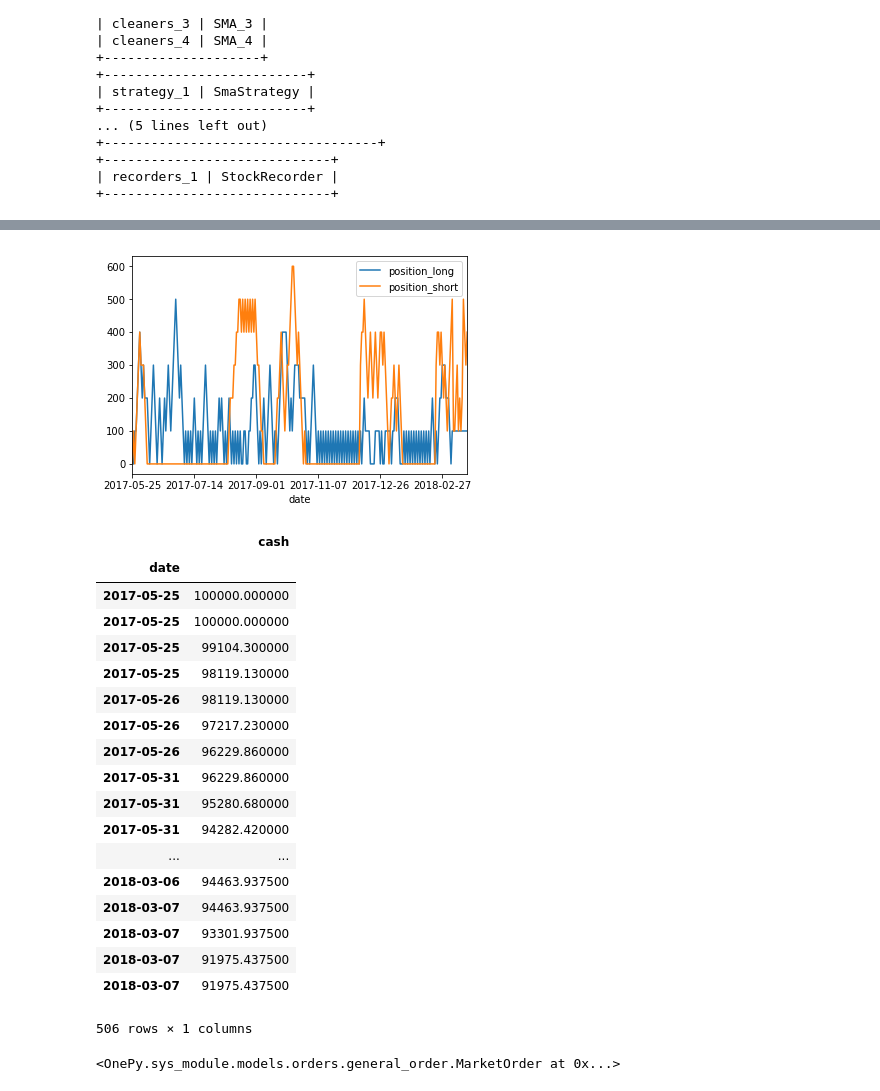
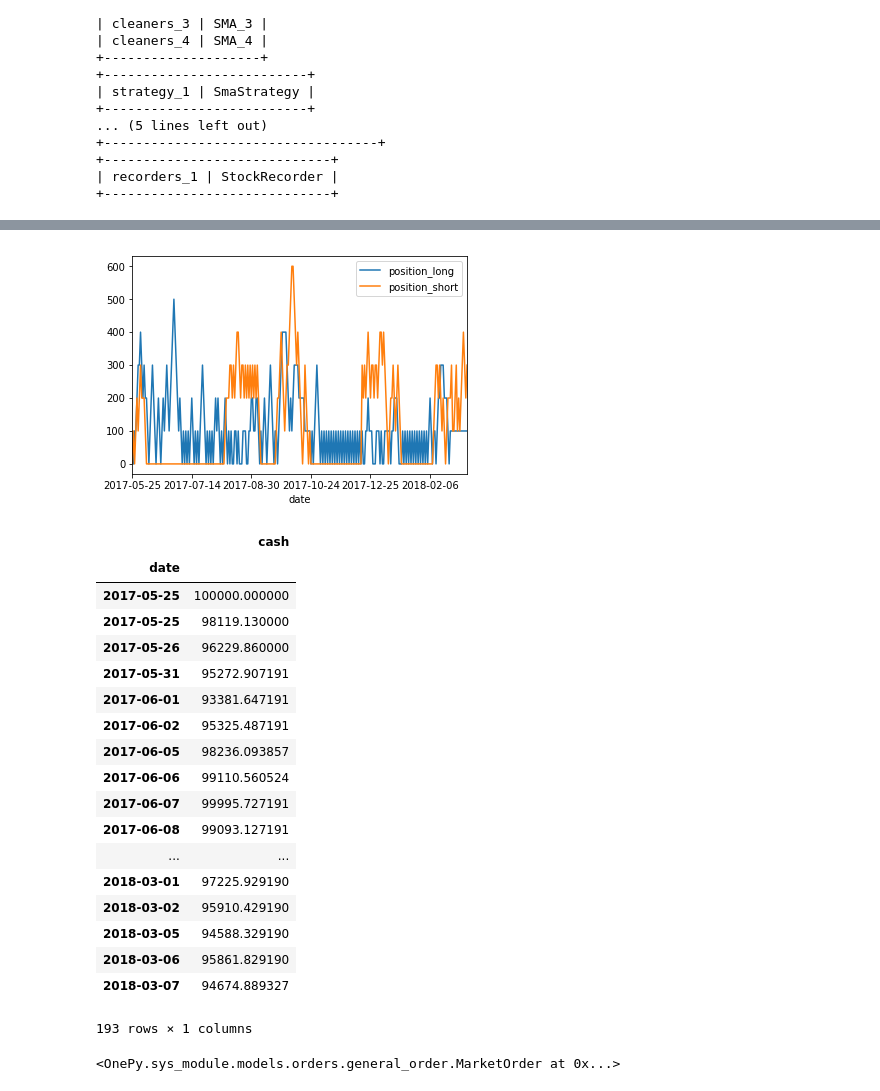
Before and after one commit to Chandlercjy/OnePy, a Jupyter notebook: examples/Tutorial.ipynb, the cells around one changed output, grey strips where cells are left out. Drawn from its saved outputs; the diff is of its cells as text; code cells hidden in the pictures.

```diff
--- a/examples/Tutorial.ipynb
+++ b/examples/Tutorial.ipynb
@@ -99,35 +99,35 @@ go.output.trade_log()
 # %%
-go.env.gvar.position.plot('000001')
+go.env.recorder.position.plot('000001')
 # %% [output]
-[figure, old version]
+[figure, new version]
 # %%
 # 一系列回测结果
-go.env.gvar.cash.dataframe()
-# go.env.gvar.balance
-# go.env.gvar.holding_pnl
-# go.env.gvar.market_value
-# go.env.gvar.frozen_cash
-# go.env.gvar.commission
+go.env.recorder.cash.dataframe()
+# go.env.recorder.balance
+# go.env.recorder.holding_pnl
+# go.env.recorder.market_value
+# go.env.recorder.frozen_cash
+# go.env.recorder.commission
 # %% [output]
 |  | cash |
 | date |  |
 | 2017-05-25 | 100000.000000 |
-| 2017-05-25 | 100000.000000 |
-| 2017-05-25 | 99104.300000 |
 | 2017-05-25 | 98119.130000 |
-| 2017-05-26 | 98119.130000 |
-| 2017-05-26 | 97217.230000 |
 | 2017-05-26 | 96229.860000 |
-| 2017-05-31 | 96229.860000 |
-| 2017-05-31 | 95280.680000 |
-| 2017-05-31 | 94282.420000 |
+| 2017-05-31 | 95272.907191 |
+| 2017-06-01 | 93381.647191 |
+| 2017-06-02 | 95325.487191 |
+| 2017-06-05 | 98236.093857 |
+| 2017-06-06 | 99110.560524 |
+| 2017-06-07 | 99995.727191 |
+| 2017-06-08 | 99093.127191 |
 | ... | ... |
-| 2018-03-06 | 94463.937500 |
-| 2018-03-07 | 94463.937500 |
-| 2018-03-07 | 93301.937500 |
-| 2018-03-07 | 91975.437500 |
-| 2018-03-07 | 91975.437500 |
+| 2018-03-01 | 97225.929190 |
+| 2018-03-02 | 95910.429190 |
+| 2018-03-05 | 94588.329190 |
+| 2018-03-06 | 95861.829190 |
+| 2018-03-07 | 94674.889327 |
-506 rows × 1 columns
+193 rows × 1 columns
 # %%
 # 一系列原始order列表
 go.env.orders_mkt_original[0]
```
Also changed, not shown: parts of 3 cells of this notebook, 56 other files.
